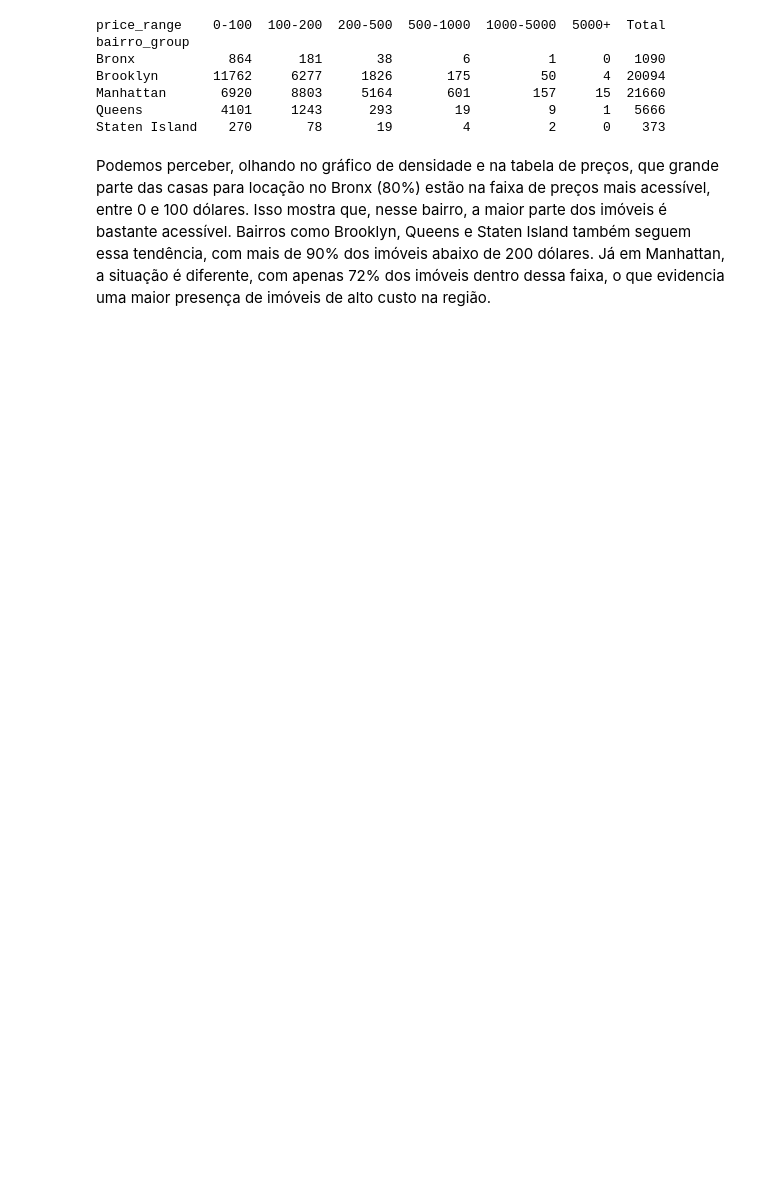
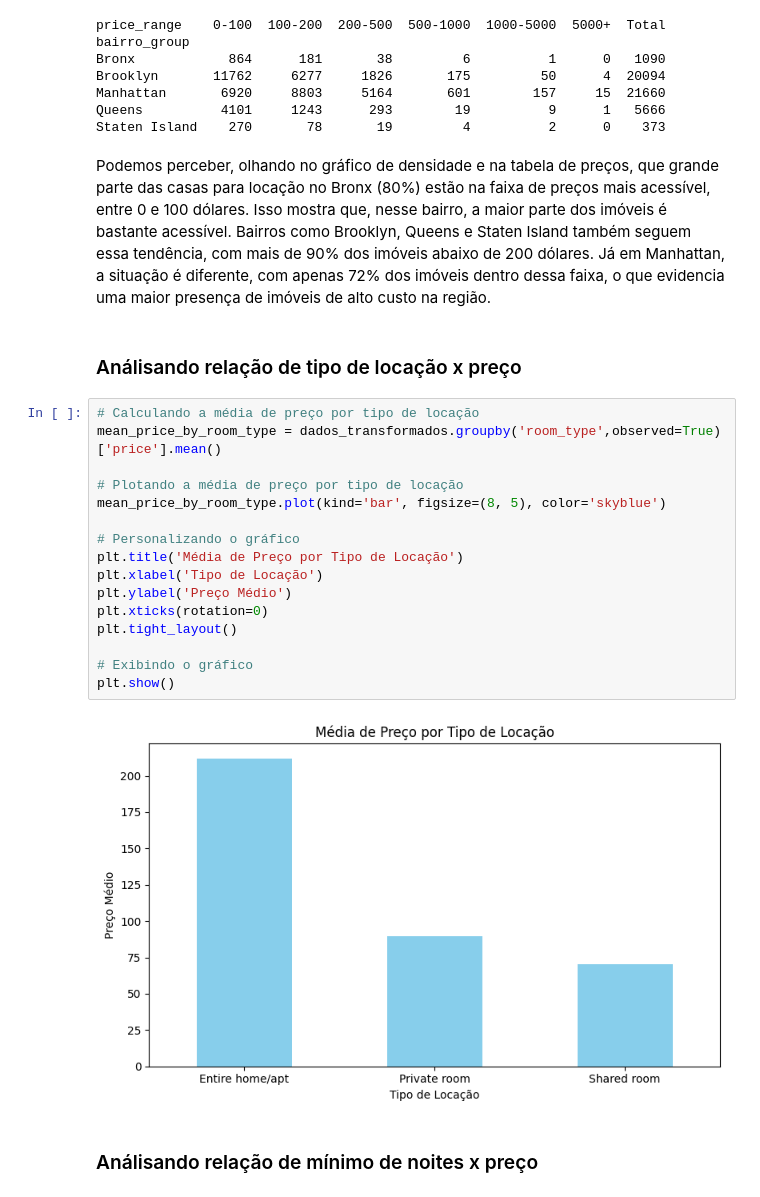
Before and after one commit to Ewaldouhlmann/LH_CD_EWALDOUHLMANN, a Jupyter notebook: notebooks/analise-exploratoria.ipynb, the cells around one changed output. Saved outputs shown, nothing was run; the diff lists cells and outputs as text; blank space fills up the shorter version.

```diff
--- a/notebooks/analise-exploratoria.ipynb
+++ b/notebooks/analise-exploratoria.ipynb
@@ -393,5 +425,27 @@ Queens          4101     1243      293        19          9      1   5666
 Staten Island    270       78       19         4          2      0    373
 # %% [markdown]
 Podemos perceber, olhando no gráfico de densidade e na tabela de preços, que grande parte das casas para locação no Bronx (80%) estão na faixa de preços mais acessível, entre 0 e 100 dólares. Isso mostra que, nesse bairro, a maior parte dos imóveis é bastante acessível. Bairros como Brooklyn, Queens e Staten Island também seguem essa tendência, com mais de 90% dos imóveis abaixo de 200 dólares. Já em Manhattan, a situação é diferente, com apenas 72% dos imóveis dentro dessa faixa, o que evidencia uma maior presença de imóveis de alto custo na região.
+# %% [markdown]
+### Análisando relação de tipo de locação x preço
+# %%
+# Calculando a média de preço por tipo de locação
+mean_price_by_room_type = dados_transformados.groupby('room_type',observed=True)['price'].mean()
+
+# Plotando a média de preço por tipo de locação
+mean_price_by_room_type.plot(kind='bar', figsize=(8, 5), color='skyblue')
+
+# Personalizando o gráfico
+plt.title('Média de Preço por Tipo de Locação')
+plt.xlabel('Tipo de Locação')
+plt.ylabel('Preço Médio')
+plt.xticks(rotation=0)
+plt.tight_layout()
+
+# Exibindo o gráfico
+plt.show()
+# %% [output]
+[figure, added]
+# %% [markdown]
+### Análisando relação de mínimo de noites x preço
 # %%
 # Definindo faixas para o número mínimo de noites
```
Also changed, not shown: parts of 67 cells of this notebook, 7 other files.
